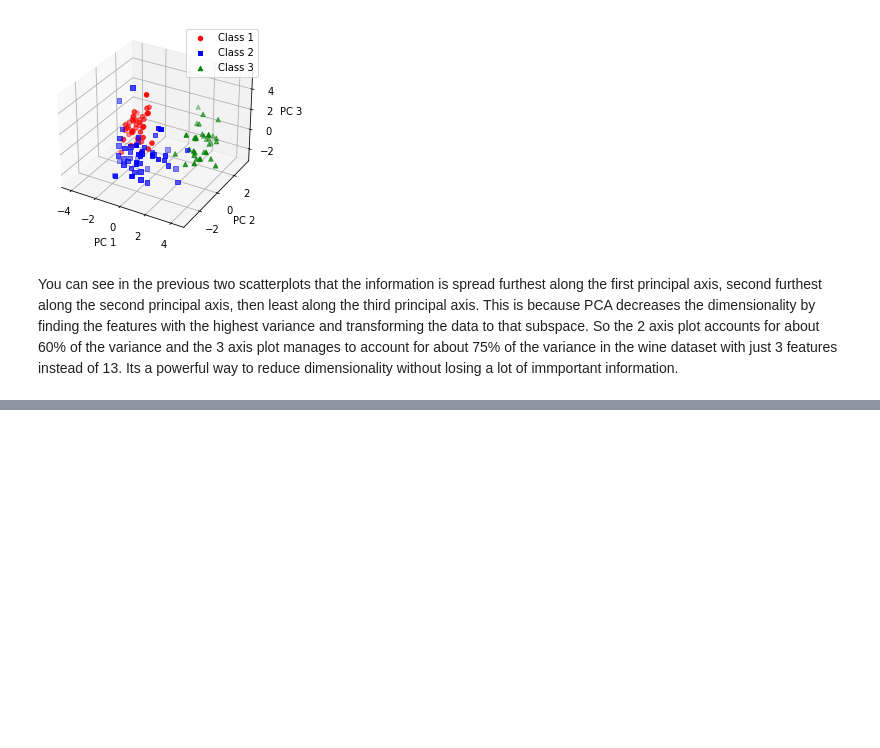
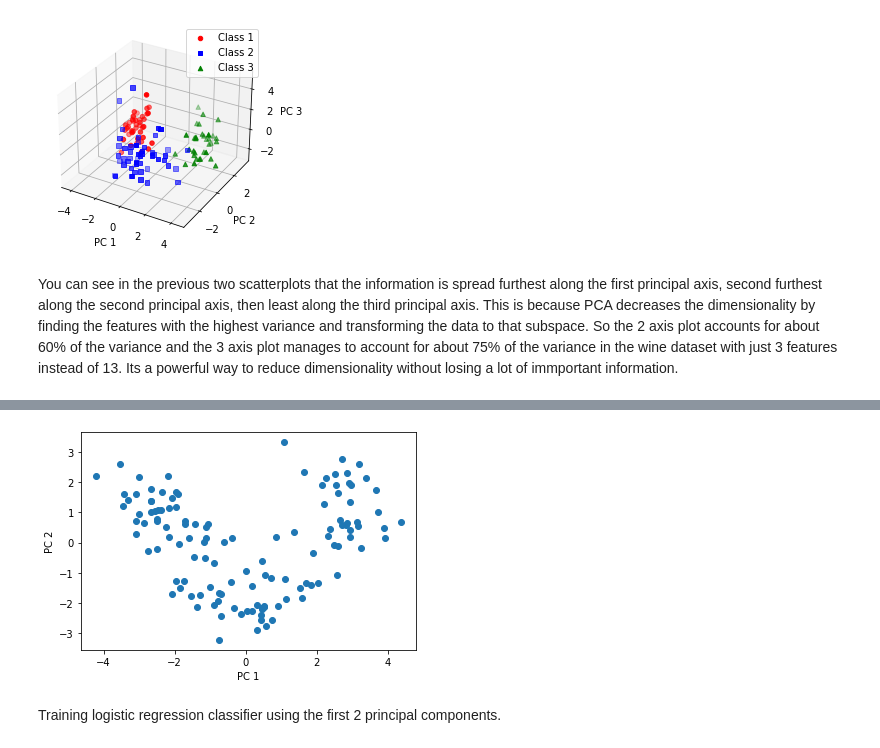
Before and after one commit to danwein8/ML_Book, a Jupyter notebook: ch05/Chapter5.ipynb, the cells around one changed output, grey strips where cells are left out. Saved outputs shown, nothing was run; the diff lists cells and outputs as text; code cells hidden in the pictures; blank space fills up the shorter version.

```diff
--- a/ch05/Chapter5.ipynb
+++ b/ch05/Chapter5.ipynb
@@ -154,0 +173,13 @@ BOOKMARK PAGE 277
+# %%
+pca = PCA(n_components=2)
+X_train_pca = pca.fit_transform(X_train_std)
+X_test_pca = pca.transform(X_test_std)
+# %%
+plt.scatter(X_train_pca[:, 0], X_train_pca[:, 1])
+plt.xlabel('PC 1')
+plt.ylabel('PC 2')
+plt.show()
+# %% [output]
+[figure, added]
+# %% [markdown]
+Training logistic regression classifier using the first 2 principal components.
```
Also changed, not shown: parts of 43 cells of this notebook, 1 other file.
